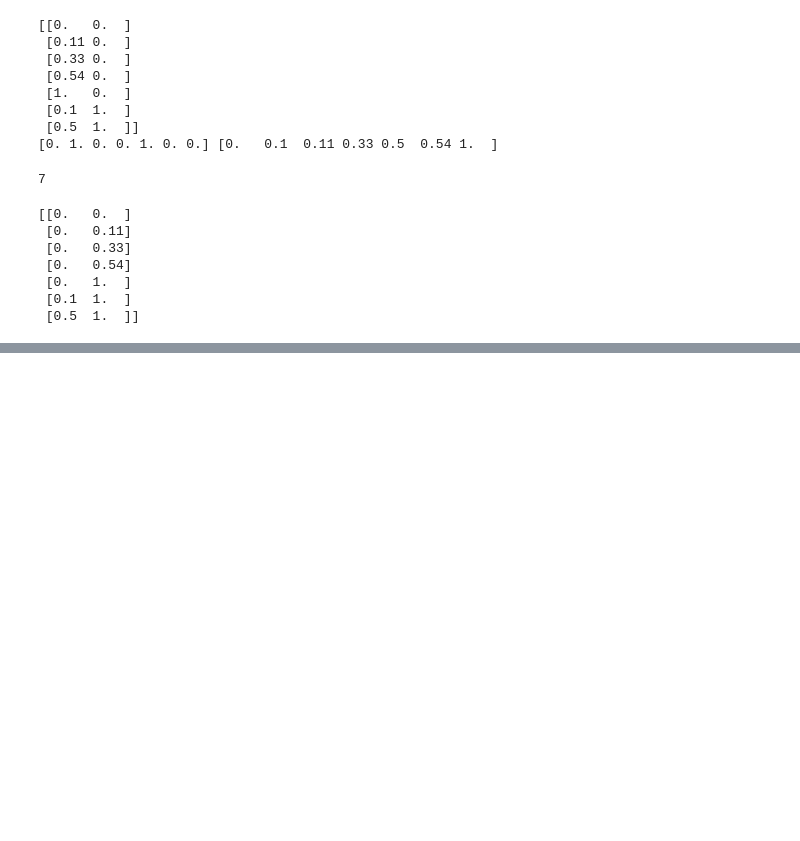
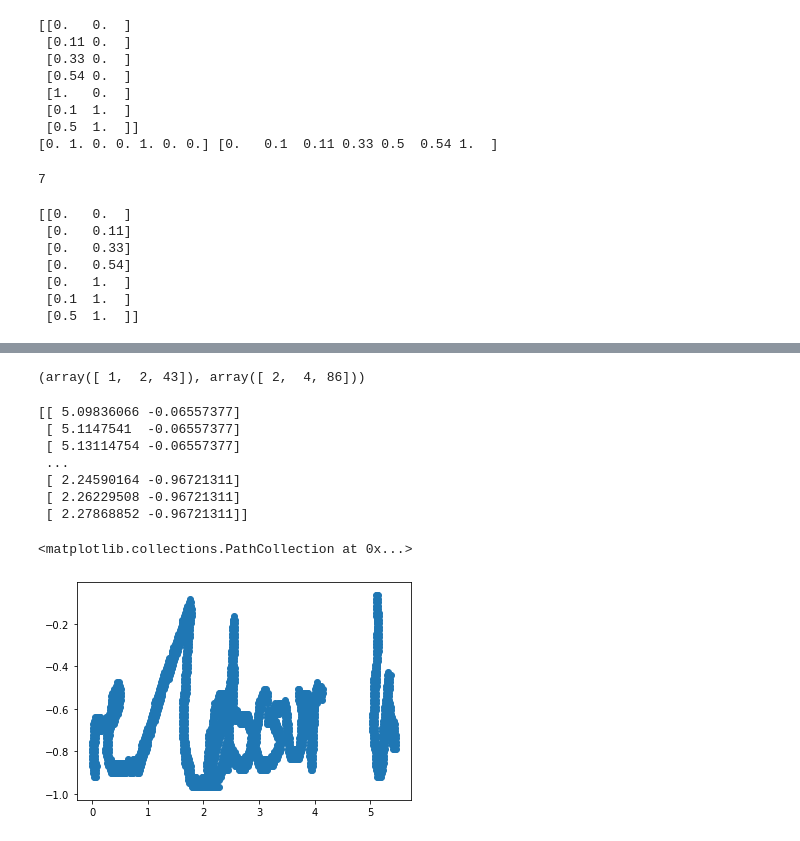
Before and after one commit to emrysshevek/simple_hwr, a Jupyter notebook: hwr_utils/testing/Stroke - RESAMPLE.ipynb, the cells around one changed output, grey strips where cells are left out. Drawn from its saved outputs; the diff is of its cells as text; code cells hidden in the pictures; blank space fills up the shorter version.

```diff
--- a/hwr_utils/testing/Stroke - RESAMPLE.ipynb
+++ b/hwr_utils/testing/Stroke - RESAMPLE.ipynb
@@ -133,0 +194,11 @@ print(time)
+# %%
+## GET NEAREST FROM GT
+gt  = all_items[100].copy()
+corrected  = all_items[100].copy()
+original_img = all_items[f"{100}_img"].copy()
+
+points, distances = stroke_recovery.get_nearest_point(gt[:,:2], gt[:,:2], reference_is_image=False)
+corrected[:,:2] = points
+draw_from_gt(corrected)
+plot_from_line_img(original_img)
+#np.testing.assert_allclose(k, all_items[100])
@@ -133,0 +208,7 @@ print(time)
+# %%
+x = np.array([1,2,43])
+y = x
+x = 2*x
+y, x
+# %% [output]
+(array([ 1,  2, 43]), array([ 2,  4, 86]))
@@ -133,0 +217,19 @@ print(time)
+# %%
+reference = original_img.copy()
+if len(reference.shape)==3:
+    reference = np.squeeze(reference, 2)
+y_coords,x_coords = np.where(reference<150/127.5-1)
+reference = np.c_[x_coords, 1-y_coords] / 61
+# %%
+print(reference)
+plt.scatter(reference[:,0], reference[:,1,])
+# %% [output]
+[[ 5.09836066 -0.06557377]
+ [ 5.1147541  -0.06557377]
+ [ 5.13114754 -0.06557377]
+ ...
+ [ 2.24590164 -0.96721311]
+ [ 2.26229508 -0.96721311]
+ [ 2.27868852 -0.96721311]]
+<matplotlib.collections.PathCollection at 0x...>
+[figure, added]
```
Also changed, not shown: parts of 10 cells of this notebook, 4 other files.
